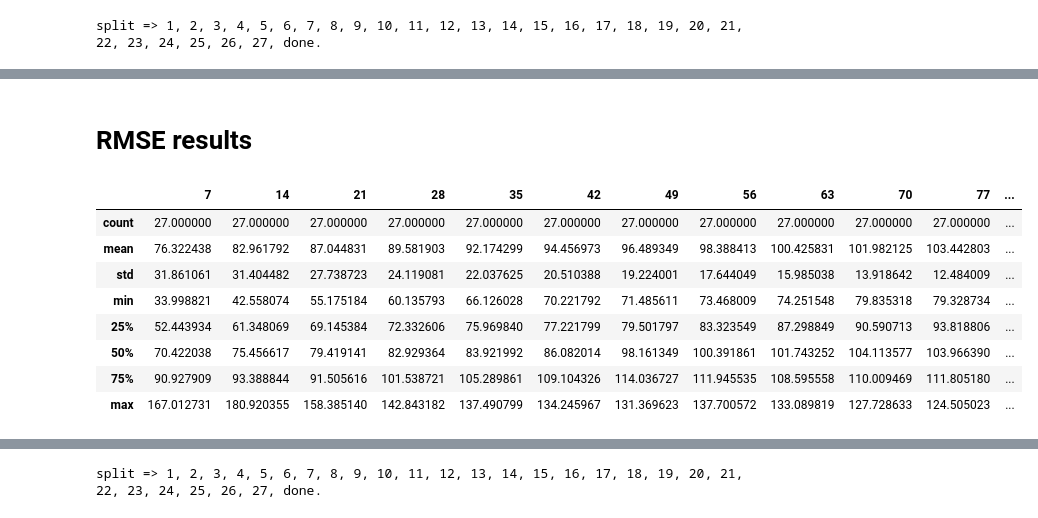
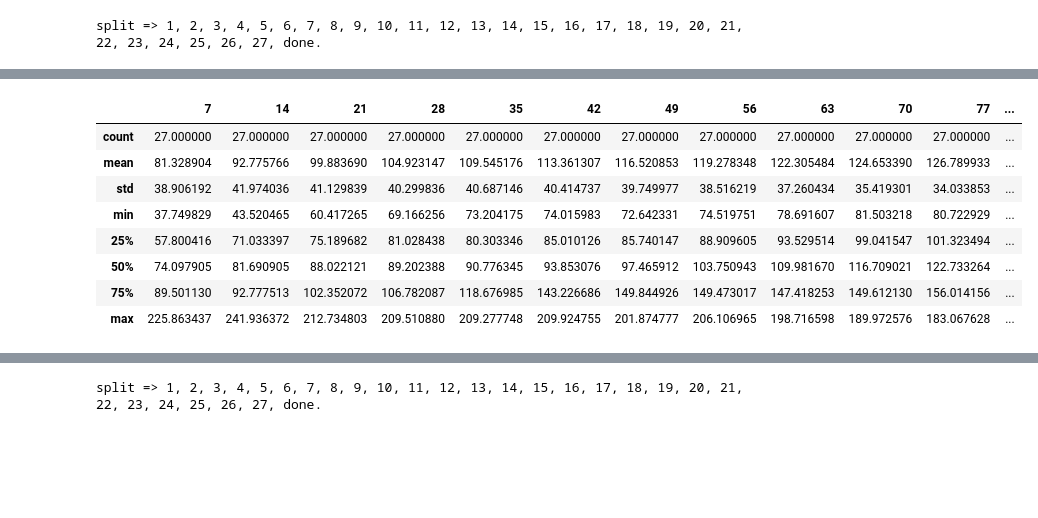
Before and after one commit to TomMonks/swast-benchmarking, a Jupyter notebook: analysis/model_selection/stage1/arima-tscv.ipynb, the cells around one changed output, grey strips where cells are left out. Cells and saved outputs as stored; diff of their text form; code cells hidden in the pictures; blank space fills up the shorter version.

```diff
--- a/analysis/model_selection/stage1/ensemble-tscv.ipynb
+++ b/analysis/model_selection/stage1/arima-tscv.ipynb
@@ -82,11 +55,13 @@ def pre_process_daily_data(path, index_col, by_col,
     and pivot to wide format so that there is a single
     colmumn for each regions time series.
     '''
-    df = pd.read_csv(path, index_col=index_col, parse_dates=True, dayfirst=dayfirst)
+    df = pd.read_csv(path, index_col=index_col, parse_dates=True,
+                     dayfirst=dayfirst)
     df.columns = map(str.lower, df.columns)
     df.index.rename(str(df.index.name).lower(), inplace=True)
 
-    clean_table = pd.pivot_table(df, values=values.lower(), index=[index_col.lower()],
+    clean_table = pd.pivot_table(df, values=values.lower(),
+                                 index=[index_col.lower()],
                                  columns=[by_col.lower()], aggfunc=np.sum)
 
     clean_table.index.freq = 'D'
@@ -431,17 +249,15 @@ def time_series_cv(model, train, val, horizons, alpha=0.2, step=1):
     --------
     model - forecasting model
 
+    error_func - function to measure forecast error
+
     train - np.array - vector of training data
 
     val - np.array - vector of validation data
 
     horizon - list of ints, forecast horizon e.g. [7, 14, 28] days
 
-    alpha - float, optional (default=0.2)
-        1 - alpha prediction interval specification
-
-    step -- int, optional (default=1)
-            step taken in cross validation
+    step -- step taken in cross validation
             e.g. 1 in next cross validation training data includes next point
             from the validation set.
             e.g. 7 in the next cross validation training data includes next 7 points
@@ -449,17 +265,11 @@ def time_series_cv(model, train, val, horizons, alpha=0.2, step=1):
 
     Returns:
     -------
-    np.array, np.array, np.array
-        - cv_preds, cv_test, cv_intervals
+    np.array - vector of forecast errors from the CVs.
     '''
-
-    #point forecasts
-    cv_preds = []
-    #ground truth observations
-    cv_actuals = []
-    #prediction intervals
-    cv_pis = []
-
+    cv_preds = [] #mean forecast
+    cv_actuals = [] # actuals
+    cv_pis = [] #prediction intervals
     split = 0
 
     print('split => ', end="")
@@ -474,11 +284,11 @@ def time_series_cv(model, train, val, horizons, alpha=0.2, step=1):
         preds, pis = model.predict(horizon=len(val[i:i+max(horizons)]),
                                    return_conf_int=True,
                                    alpha=alpha)
+
         cv_h_preds = []
         cv_test = []
         cv_h_pis = []
 
-        #sub horizon calculations
         for h in horizons:
             #store the h-step prediction
             cv_h_preds.append(preds[:h])
@@ -636,7 +429,7 @@ This is run twices once each for 80 and 95% prediction intervals.  The 2nd run i
 # %%
+model = ARIMAWrapper(order=(1,1,3), seasonal_order=(1,0,1,7),
+                     training_index=train.index )
 horizons = [7, 14, 21, 28, 35, 42, 49, 56, 63, 70, 77, 84, 365]
-model = get_ensemble()
-
 results = time_series_cv(model, train[REGION], val[REGION], horizons,
                          alpha=0.2, step=7)
 # %% [output]
@@ -669,19 +463,17 @@ df.to_csv(f'{TOP_LEVEL}/{STAGE}/{REGION}-{METHOD}_{metric}.csv')
-# %% [markdown]
-# RMSE results
 # %%
-cv_preds, cv_test, cv_intervals = results
-cv_errors = forecast_errors_cv(cv_preds, cv_test, rmse)
+#CV point predictions rmse
+cv_errors = forecast_errors_cv(cv_preds, cv_test, root_mean_squared_error)
 df = pd.DataFrame(cv_errors)
 df.columns = horizons
 df.describe()
 # %% [output]
 |  | 7 | 14 | 21 | 28 | 35 | 42 | 49 | 56 | 63 | 70 | 77 | ... |
 | count | 27.000000 | 27.000000 | 27.000000 | 27.000000 | 27.000000 | 27.000000 | 27.000000 | 27.000000 | 27.000000 | 27.000000 | 27.000000 | ... |
-| mean | 76.322438 | 82.961792 | 87.044831 | 89.581903 | 92.174299 | 94.456973 | 96.489349 | 98.388413 | 100.425831 | 101.982125 | 103.442803 | ... |
-| std | 31.861061 | 31.404482 | 27.738723 | 24.119081 | 22.037625 | 20.510388 | 19.224001 | 17.644049 | 15.985038 | 13.918642 | 12.484009 | ... |
-| min | 33.998821 | 42.558074 | 55.175184 | 60.135793 | 66.126028 | 70.221792 | 71.485611 | 73.468009 | 74.251548 | 79.835318 | 79.328734 | ... |
-| 25% | 52.443934 | 61.348069 | 69.145384 | 72.332606 | 75.969840 | 77.221799 | 79.501797 | 83.323549 | 87.298849 | 90.590713 | 93.818806 | ... |
-| 50% | 70.422038 | 75.456617 | 79.419141 | 82.929364 | 83.921992 | 86.082014 | 98.161349 | 100.391861 | 101.743252 | 104.113577 | 103.966390 | ... |
-| 75% | 90.927909 | 93.388844 | 91.505616 | 101.538721 | 105.289861 | 109.104326 | 114.036727 | 111.945535 | 108.595558 | 110.009469 | 111.805180 | ... |
-| max | 167.012731 | 180.920355 | 158.385140 | 142.843182 | 137.490799 | 134.245967 | 131.369623 | 137.700572 | 133.089819 | 127.728633 | 124.505023 | ... |
+| mean | 81.328904 | 92.775766 | 99.883690 | 104.923147 | 109.545176 | 113.361307 | 116.520853 | 119.278348 | 122.305484 | 124.653390 | 126.789933 | ... |
+| std | 38.906192 | 41.974036 | 41.129839 | 40.299836 | 40.687146 | 40.414737 | 39.749977 | 38.516219 | 37.260434 | 35.419301 | 34.033853 | ... |
+| min | 37.749829 | 43.520465 | 60.417265 | 69.166256 | 73.204175 | 74.015983 | 72.642331 | 74.519751 | 78.691607 | 81.503218 | 80.722929 | ... |
+| 25% | 57.800416 | 71.033397 | 75.189682 | 81.028438 | 80.303346 | 85.010126 | 85.740147 | 88.909605 | 93.529514 | 99.041547 | 101.323494 | ... |
+| 50% | 74.097905 | 81.690905 | 88.022121 | 89.202388 | 90.776345 | 93.853076 | 97.465912 | 103.750943 | 109.981670 | 116.709021 | 122.733264 | ... |
+| 75% | 89.501130 | 92.777513 | 102.352072 | 106.782087 | 118.676985 | 143.226686 | 149.844926 | 149.473017 | 147.418253 | 149.612130 | 156.014156 | ... |
+| max | 225.863437 | 241.936372 | 212.734803 | 209.510880 | 209.277748 | 209.924755 | 201.874777 | 206.106965 | 198.716598 | 189.972576 | 183.067628 | ... |
 # %%
```
Also changed, not shown: parts of 53 cells of this notebook, 6 other files.
